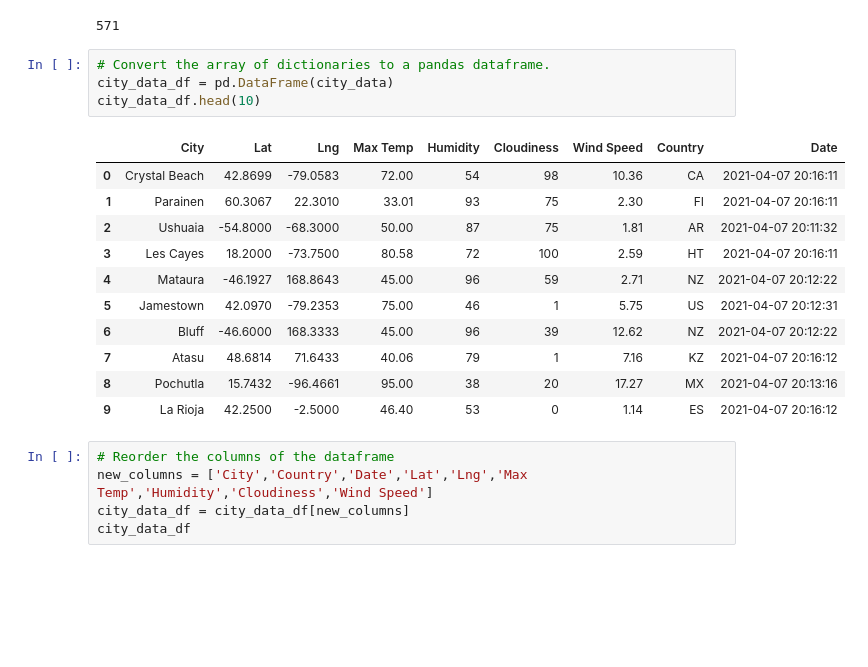
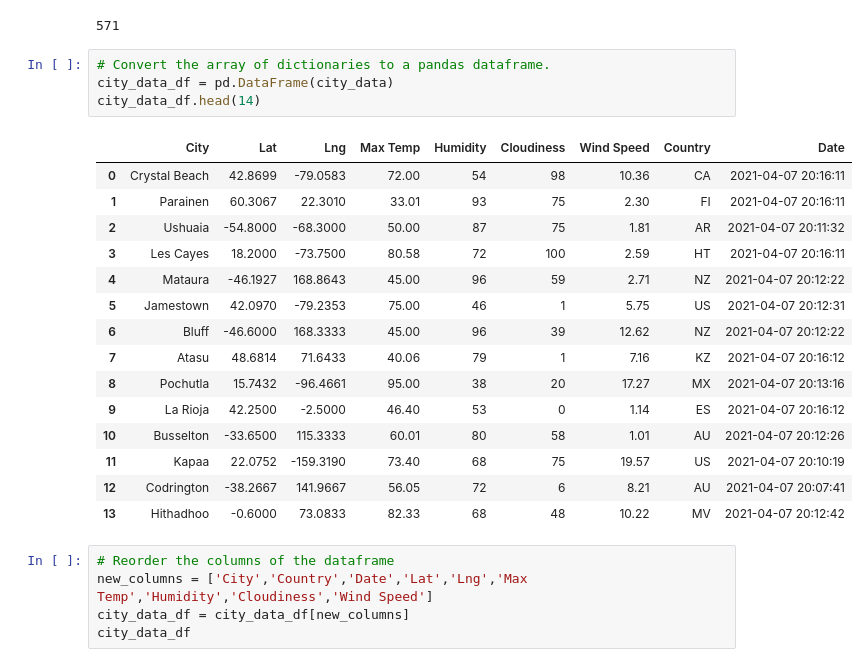
Before and after one commit to Apollo619/World_Weather_Analysis, a Jupyter notebook: weatherPy.ipynb, the cells around one changed output. Saved outputs shown, nothing was run; the diff lists cells and outputs as text; blank space fills up the shorter version.

```diff
--- a/weatherPy.ipynb
+++ b/weatherPy.ipynb
@@ -257,19 +257,23 @@ print(len(city_data))
 # %%
 # Convert the array of dictionaries to a pandas dataframe.
 city_data_df = pd.DataFrame(city_data)
-city_data_df.head(10)
+city_data_df.head(14)
 # %% [output]
 |  | City | Lat | Lng | Max Temp | Humidity | Cloudiness | Wind Speed | Country | Date |
 | 0 | Crystal Beach | 42.8699 | -79.0583 | 72.00 | 54 | 98 | 10.36 | CA | 2021-04-07 20:16:11 |
 | 1 | Parainen | 60.3067 | 22.3010 | 33.01 | 93 | 75 | 2.30 | FI | 2021-04-07 20:16:11 |
 | 2 | Ushuaia | -54.8000 | -68.3000 | 50.00 | 87 | 75 | 1.81 | AR | 2021-04-07 20:11:32 |
 | 3 | Les Cayes | 18.2000 | -73.7500 | 80.58 | 72 | 100 | 2.59 | HT | 2021-04-07 20:16:11 |
 | 4 | Mataura | -46.1927 | 168.8643 | 45.00 | 96 | 59 | 2.71 | NZ | 2021-04-07 20:12:22 |
 | 5 | Jamestown | 42.0970 | -79.2353 | 75.00 | 46 | 1 | 5.75 | US | 2021-04-07 20:12:31 |
 | 6 | Bluff | -46.6000 | 168.3333 | 45.00 | 96 | 39 | 12.62 | NZ | 2021-04-07 20:12:22 |
 | 7 | Atasu | 48.6814 | 71.6433 | 40.06 | 79 | 1 | 7.16 | KZ | 2021-04-07 20:16:12 |
 | 8 | Pochutla | 15.7432 | -96.4661 | 95.00 | 38 | 20 | 17.27 | MX | 2021-04-07 20:13:16 |
 | 9 | La Rioja | 42.2500 | -2.5000 | 46.40 | 53 | 0 | 1.14 | ES | 2021-04-07 20:16:12 |
+| 10 | Busselton | -33.6500 | 115.3333 | 60.01 | 80 | 58 | 1.01 | AU | 2021-04-07 20:12:26 |
+| 11 | Kapaa | 22.0752 | -159.3190 | 73.40 | 68 | 75 | 19.57 | US | 2021-04-07 20:10:19 |
+| 12 | Codrington | -38.2667 | 141.9667 | 56.05 | 72 | 6 | 8.21 | AU | 2021-04-07 20:07:41 |
+| 13 | Hithadhoo | -0.6000 | 73.0833 | 82.33 | 68 | 48 | 10.22 | MV | 2021-04-07 20:12:42 |
 # %%
 # Reorder the columns of the dataframe
 new_columns = ['City','Country','Date','Lat','Lng','Max Temp','Humidity','Cloudiness','Wind Speed']
```
Also changed, not shown: parts of 7 cells of this notebook.
